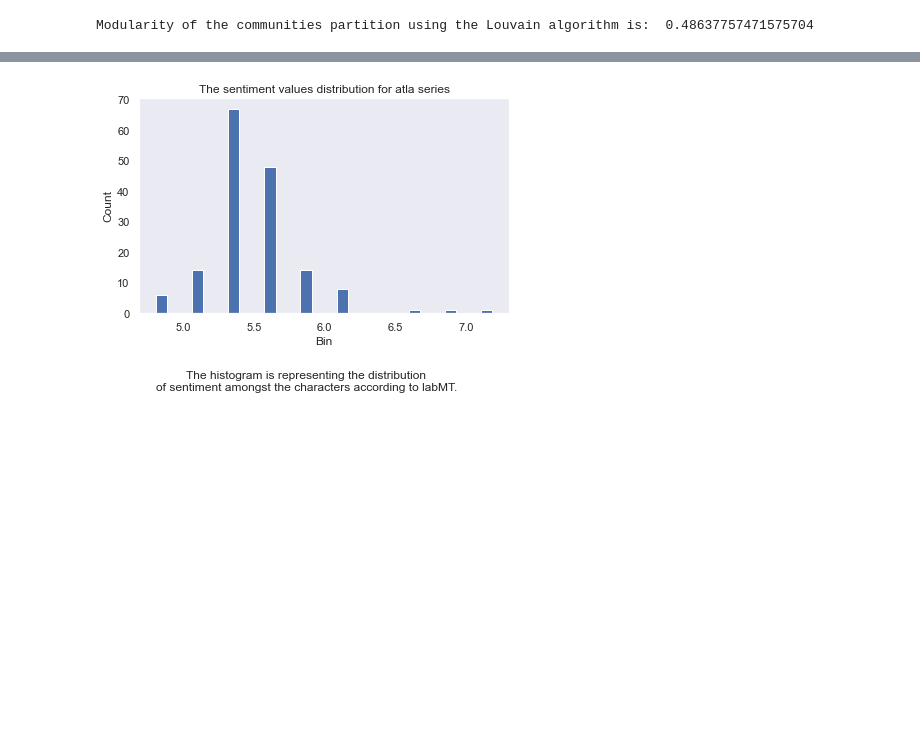
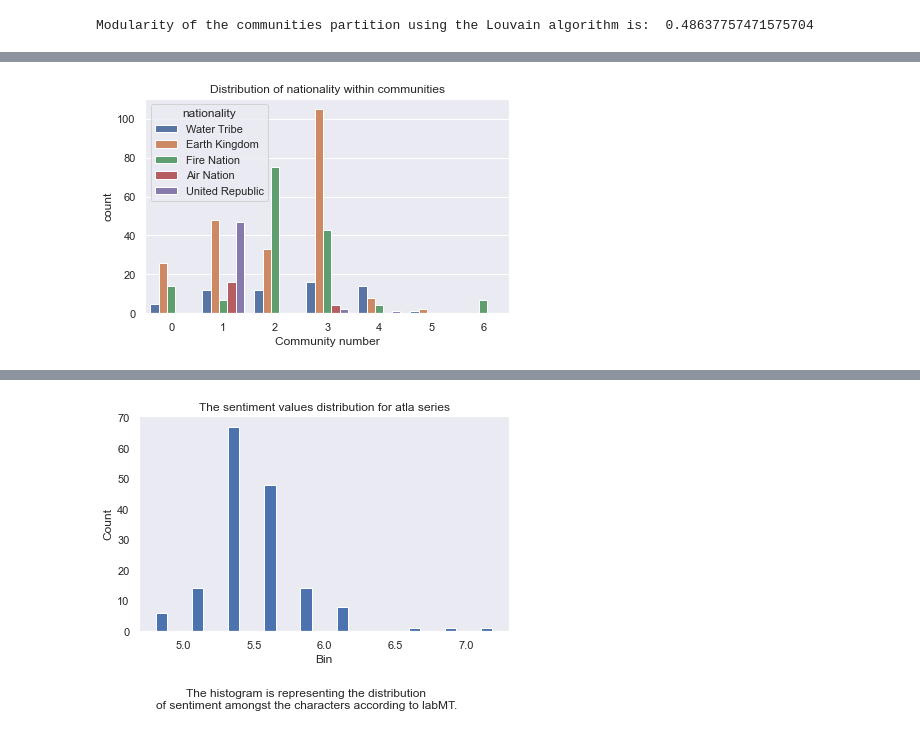
Before and after one commit to philipwastakenwastaken/social-graphs-project-2021, a Jupyter notebook: explainer.ipynb, the cells around one changed output, grey strips where cells are left out. Cells and saved outputs as stored; diff of their text form; code cells hidden in the pictures; blank space fills up the shorter version.

Commit message:
Communities done

```diff
--- a/explainer.ipynb
+++ b/explainer.ipynb
@@ -1303,0 +1322,15 @@ plot_community_distribution(avatar_communities)
+# %%
+comms = [comm for _, comm in avatar_communities.items()]
+names = [name for name, _ in avatar_communities.items()]
+nats = [n[1]['nationality'] for n in GCC.nodes(data=True)]
+
+comm_df = pd.DataFrame({'name': names, 'community_number': comms, 'nationality': nats})
+
+sns.countplot(data=comm_df, x='community_number', hue='nationality')
+plt.xlabel('Community number')
+plt.title('Distribution of nationality within communities')
+
+plt.tight_layout()
+plt.show()
+# %% [output]
+[figure, added]
```
Also changed, not shown: parts of 22 cells of this notebook.
